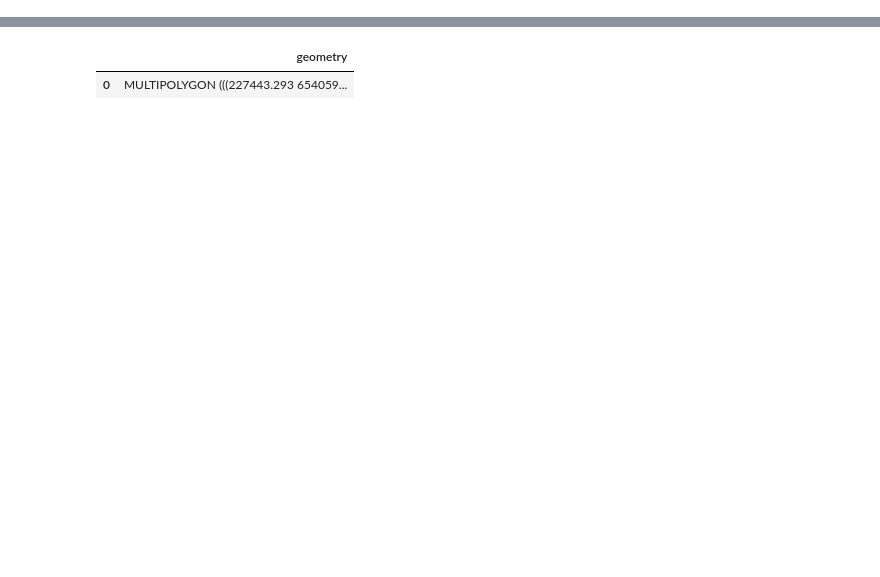
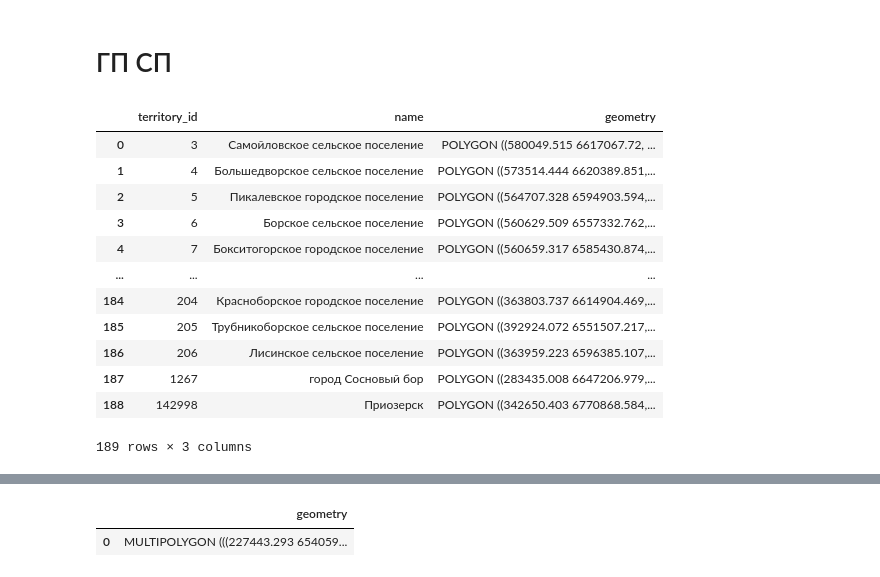
Before and after one commit to Mvin8/Urbanomy, a Jupyter notebook: examples/F37.ipynb, the cells around one changed output, grey strips where cells are left out. Saved outputs shown, nothing was run; the diff lists cells and outputs as text; code cells hidden in the pictures; blank space fills up the shorter version.

```diff
--- a/examples/F37.ipynb
+++ b/examples/F37.ipynb
@@ -8,3 +8,23 @@ from xgboost import XGBRegressor
 from sklearn.preprocessing import LabelEncoder
 import shap
 import matplotlib.pyplot as plt
+# %% [markdown]
+# ГП СП
+# %%
+territory_gdf = gpd.read_file('data/level_4_territories.geojson').to_crs(32636)
+territory_gdf = territory_gdf[['territory_id', 'name', 'geometry']]
+territory_gdf
+# %% [output]
+|  | territory_id | name | geometry |
+| 0 | 3 | Самойловское сельское поселение | POLYGON ((580049.515 6617067.72, ... |
+| 1 | 4 | Большедворское сельское поселение | POLYGON ((573514.444 6620389.851,... |
+| 2 | 5 | Пикалевское городское поселение | POLYGON ((564707.328 6594903.594,... |
+| 3 | 6 | Борское сельское поселение | POLYGON ((560629.509 6557332.762,... |
+| 4 | 7 | Бокситогорское городское поселение | POLYGON ((560659.317 6585430.874,... |
+| ... | ... | ... | ... |
+| 184 | 204 | Красноборское городское поселение | POLYGON ((363803.737 6614904.469,... |
+| 185 | 205 | Трубникоборское сельское поселение | POLYGON ((392924.072 6551507.217,... |
+| 186 | 206 | Лисинское сельское поселение | POLYGON ((363959.223 6596385.107,... |
+| 187 | 1267 | город Сосновый бор | POLYGON ((283435.008 6647206.979,... |
+| 188 | 142998 | Приозерск | POLYGON ((342650.403 6770868.584,... |
+189 rows × 3 columns
```
Also changed, not shown: parts of 15 cells of this notebook.
